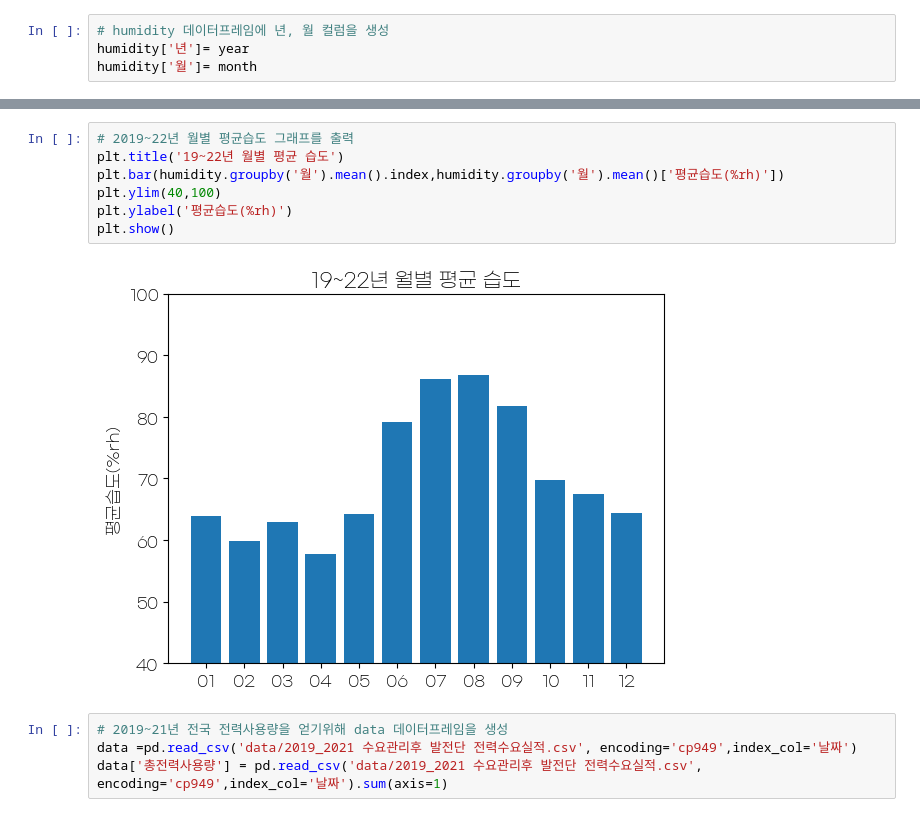
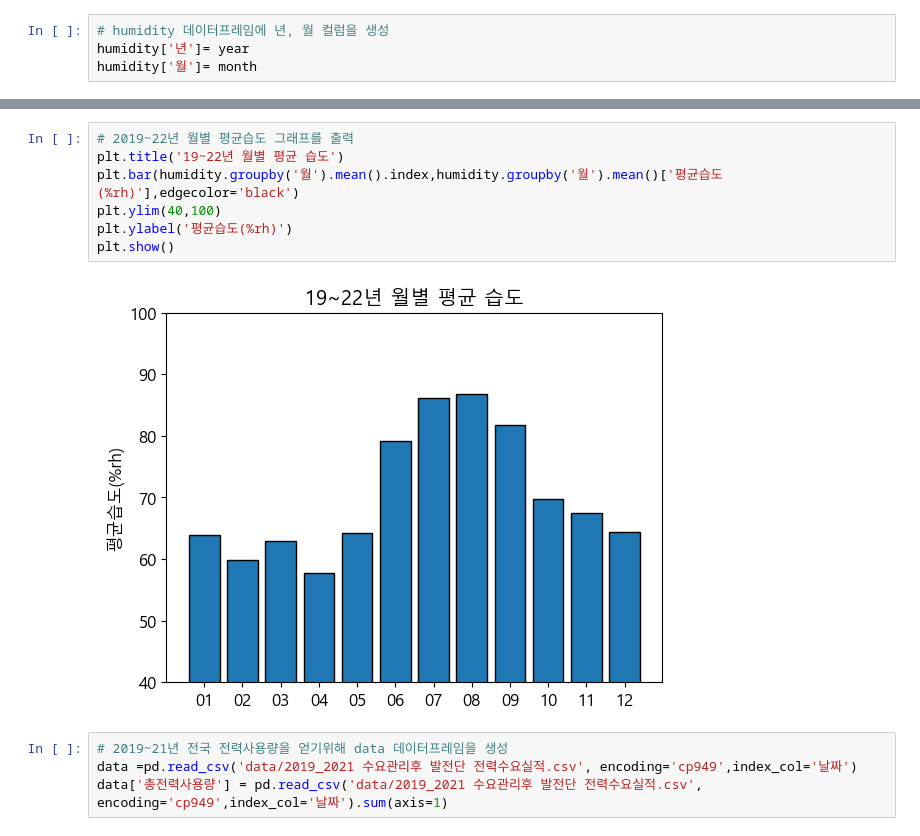
Before and after one commit to kimgyeoungun/sprint1, a Jupyter notebook: gu_type.ipynb, the cells around one changed output, grey strips where cells are left out. Saved outputs shown, nothing was run; the diff lists cells and outputs as text.

```diff
--- a/gu_type.ipynb
+++ b/gu_type.ipynb
@@ -455,12 +455,12 @@ Name: 평균습도(%rh), dtype: float64
 # %%
 # 2019~22년 월별 평균습도 그래프를 출력
 plt.title('19~22년 월별 평균 습도')
-plt.bar(humidity.groupby('월').mean().index,humidity.groupby('월').mean()['평균습도(%rh)'])
+plt.bar(humidity.groupby('월').mean().index,humidity.groupby('월').mean()['평균습도(%rh)'],edgecolor='black')
 plt.ylim(40,100)
 plt.ylabel('평균습도(%rh)')
 plt.show()
 # %% [output]
-[figure, old version]
+[figure, new version]
 # %%
 # 2019~21년 전국 전력사용량을 얻기위해 data 데이터프레임을 생성
 data =pd.read_csv('data/2019_2021 수요관리후 발전단 전력수요실적.csv', encoding='cp949',index_col='날짜')
```
Also changed, not shown: parts of 7 cells of this notebook.
